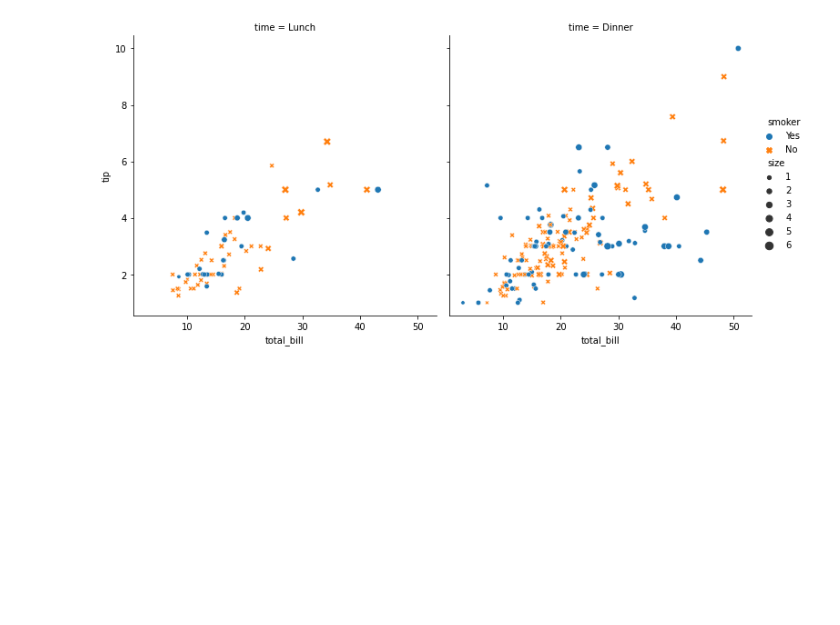
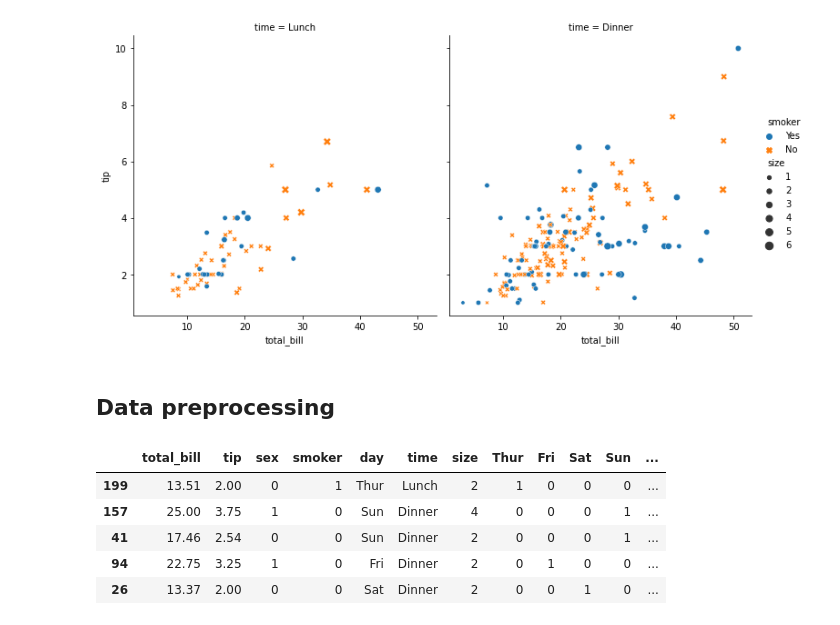
Before and after one commit to arashalaei/Predict-Boston-houses-price, a Jupyter notebook: Predict Boston houses price.ipynb, the cells around one changed output. Saved outputs shown, nothing was run; the diff lists cells and outputs as text; code cells hidden in the pictures; blank space fills up the shorter version.

Commit message:
Data preprocessing

```diff
--- a/Predict Boston houses price.ipynb
+++ b/Predict Boston houses price.ipynb
@@ -42,3 +42,22 @@ sns.relplot(
 # %% [output]
 <seaborn.axisgrid.FacetGrid at 0x...>
 [figure]
+# %% [markdown]
+<h2>Data preprocessing</h2>
+# %%
+df.replace({'sex': {'Male': 0, 'Female': 1}, 'smoker': {'No': 0, 'Yes': 1}}, inplace=True)
+# %%
+days = pd.get_dummies(df['day'])
+df = pd.concat([df, days], axis=1)
+# %%
+times = pd.get_dummies(df['time'])
+df = pd.concat([df, times], axis=1)
+# %%
+df.sample(5)
+# %% [output]
+|  | total_bill | tip | sex | smoker | day | time | size | Thur | Fri | Sat | Sun | ... |
+| 199 | 13.51 | 2.00 | 0 | 1 | Thur | Lunch | 2 | 1 | 0 | 0 | 0 | ... |
+| 157 | 25.00 | 3.75 | 1 | 0 | Sun | Dinner | 4 | 0 | 0 | 0 | 1 | ... |
+| 41 | 17.46 | 2.54 | 0 | 0 | Sun | Dinner | 2 | 0 | 0 | 0 | 1 | ... |
+| 94 | 22.75 | 3.25 | 1 | 0 | Fri | Dinner | 2 | 0 | 1 | 0 | 0 | ... |
+| 26 | 13.37 | 2.00 | 0 | 0 | Sat | Dinner | 2 | 0 | 0 | 1 | 0 | ... |
```
Also changed, not shown: parts of 8 cells of this notebook.
